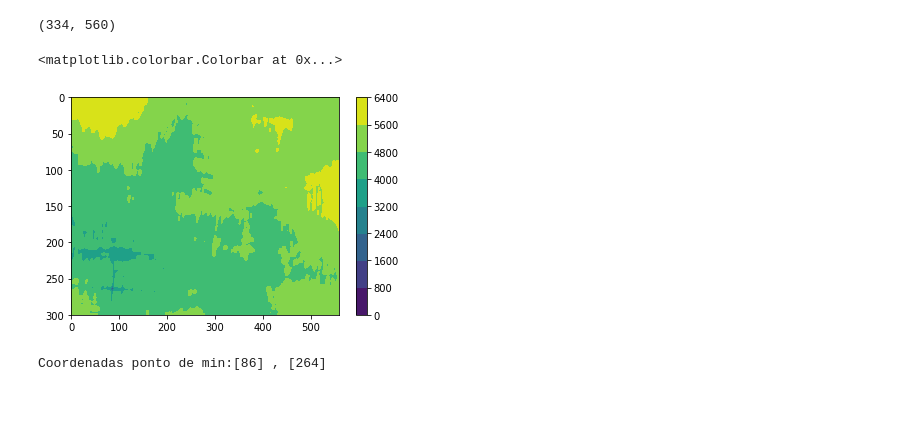
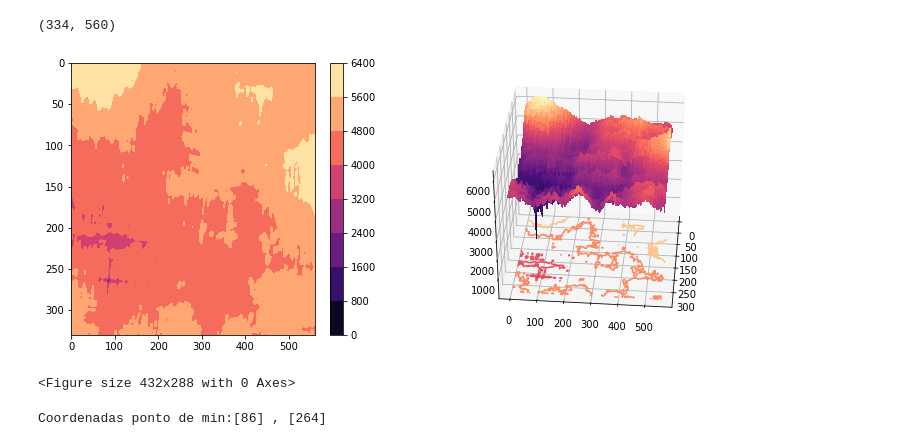
Before and after one commit to vcaitite/pattern-recognition-exercises, a Jupyter notebook: list_2/Lista 2.ipynb, the cells around one changed output. Drawn from its saved outputs; the diff is of its cells as text; code cells hidden in the pictures; blank space fills up the shorter version.

Commit message:
Updating plots in List 2.

```diff
--- a/list_2/Lista 2.ipynb
+++ b/list_2/Lista 2.ipynb
@@ -80,3 +84,18 @@ Dimensão figura placa 2: (80, 162)
+# %%
+def plot_3d(nl, nc, d, ax):
+    fig = plt.figure()
+    Z=m
+    X, Y = np.mgrid[0:nl, 0:nc]
+    # 3D plots for each contour.
+    surf1 = ax.plot_surface(X, Y, Z, cmap="magma", linewidth=0, antialiased=False)
+    ax.contour(X, Y, Z, zdir='z', offset=0, cmap="magma")
+    ax.view_init(20, 5)
+    plt.show()
+# %%
+def plot_2d(m):
+    plt.contourf(m, cmap='magma')
+    plt.ylim([330, 0])
+    plt.colorbar()
 # %% [markdown]
 ## Aplicando Template Matching para encontra a placa 1 na imagem original
 # %%
@@ -106,13 +119,15 @@ for line in range(0, nl):
 print(m.shape)
 # %% [output]
 (334, 560)
-# %%
-plt.contourf(m)
-plt.ylim([300, 0])
-plt.colorbar()
-# %% [output]
-<matplotlib.colorbar.Colorbar at 0x...>
-[figure, removed]
+# %%
+fig = plt.figure(figsize=(12,5))
+ax = fig.add_subplot(121)
+plot_2d(m)
+ax = fig.add_subplot(122, projection='3d')
+plot_3d(nl, nc, m, ax)
+# %% [output]
+[figure, added]
+<Figure size 432x288 with 0 Axes>
 # %%
 idy,idx = np.where(m == m.min())
 print("Coordenadas ponto de min:" + str(idx) + " , " + str(idy))
```
Also changed, not shown: parts of 20 cells of this notebook.
